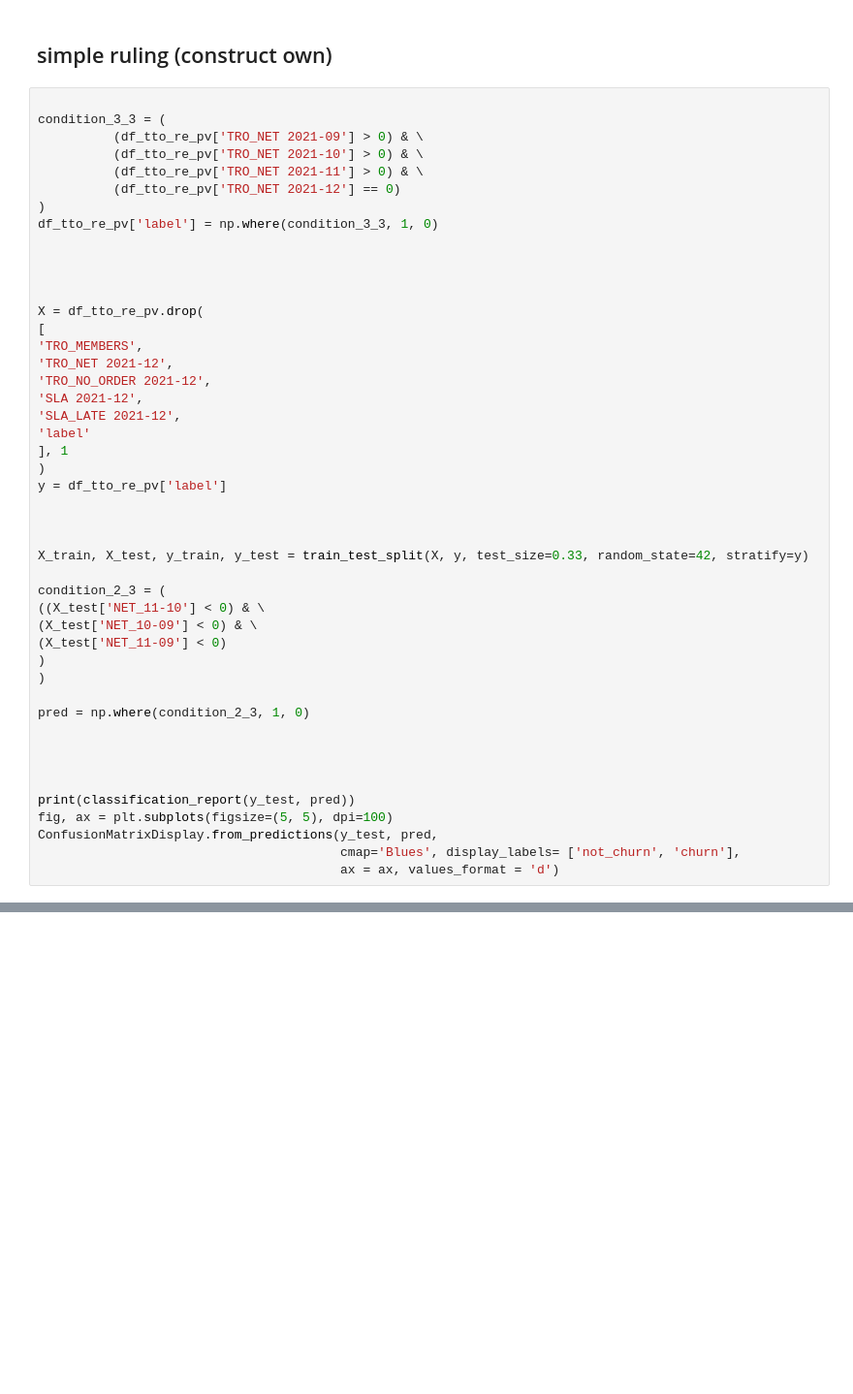
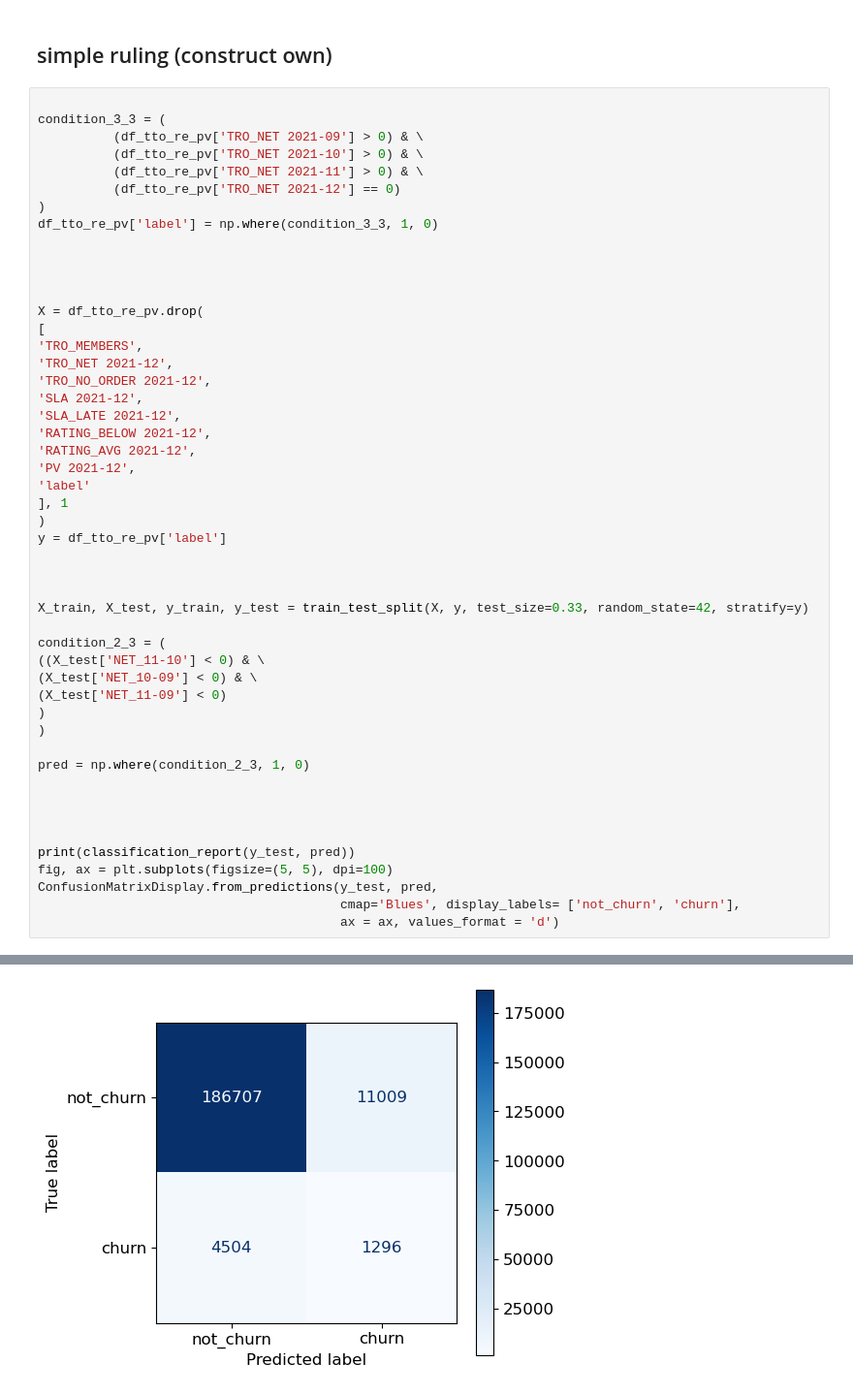
Before and after one commit to trisna26/alfagift_churn, a Jupyter notebook: churn_12.ipynb, the cells around one changed output, grey strips where cells are left out. Shown at 97% size. Cells and saved outputs as stored; diff of their text form; blank space fills up the shorter version.

```diff
--- a/churn_12.ipynb
+++ b/churn_12.ipynb
@@ -876,6 +967,9 @@ X = df_tto_re_pv.drop(
 'TRO_NO_ORDER 2021-12',
 'SLA 2021-12',
 'SLA_LATE 2021-12',
+'RATING_BELOW 2021-12',
+'RATING_AVG 2021-12',
+'PV 2021-12',
 'label'
 ], 1
 )
@@ -902,3 +996,4 @@ fig, ax = plt.subplots(figsize=(5, 5), dpi=100)
 ConfusionMatrixDisplay.from_predictions(y_test, pred,
                                         cmap='Blues', display_labels= ['not_churn', 'churn'],
                                         ax = ax, values_format = 'd')
+# %% [output]
@@ -904,0 +1009 @@ ConfusionMatrixDisplay.from_predictions(y_test, pred,
+[figure, added]
```
Also changed, not shown: parts of 14 cells of this notebook.
